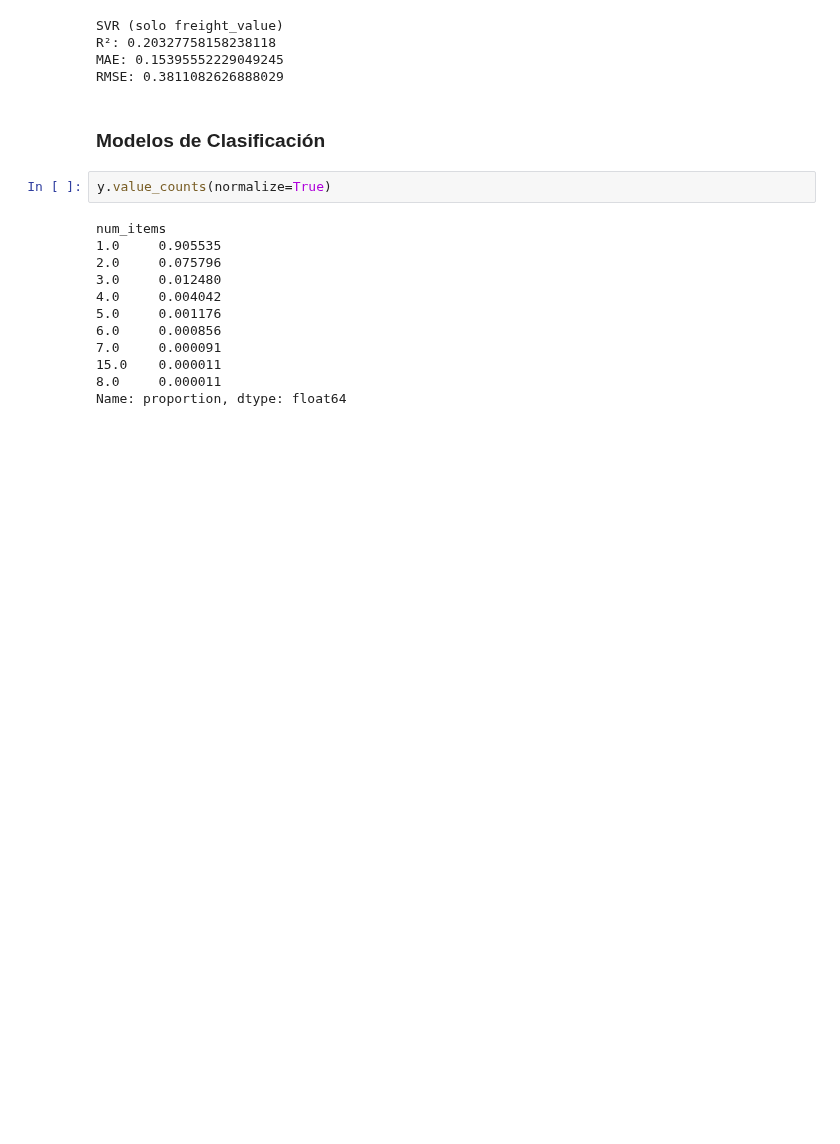
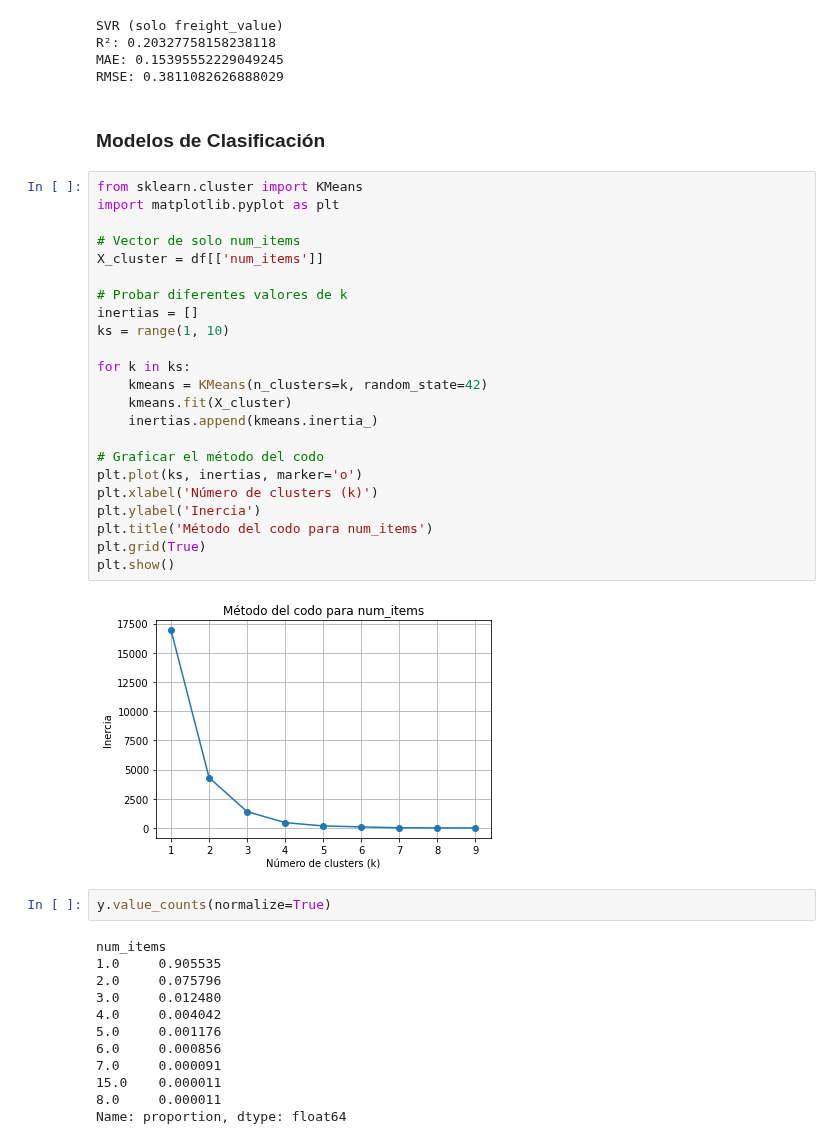
Before and after one commit to paulabaal12/PROY3-DM, a Jupyter notebook: Entrega 4/test.ipynb, the cells around one changed output. Saved outputs shown, nothing was run; the diff lists cells and outputs as text; blank space fills up the shorter version.

Commit message:
added elbow method to justify the amount of clusters used

```diff
--- a/Entrega 4/test.ipynb
+++ b/Entrega 4/test.ipynb
@@ -150,6 +150,31 @@ MAE: 0.15395552229049245
 RMSE: 0.3811082626888029
 # %% [markdown]
 ### Modelos de Clasificación
+# %%
+from sklearn.cluster import KMeans
+import matplotlib.pyplot as plt
+
+# Vector de solo num_items
+X_cluster = df[['num_items']]
+
+# Probar diferentes valores de k
+inertias = []
+ks = range(1, 10)
+
+for k in ks:
+    kmeans = KMeans(n_clusters=k, random_state=42)
+    kmeans.fit(X_cluster)
+    inertias.append(kmeans.inertia_)
+
+# Graficar el método del codo
+plt.plot(ks, inertias, marker='o')
+plt.xlabel('Número de clusters (k)')
+plt.ylabel('Inercia')
+plt.title('Método del codo para num_items')
+plt.grid(True)
+plt.show()
+# %% [output]
+[figure, added]
 # %%
 y.value_counts(normalize=True)
 # %% [output]
```
Also changed, not shown: parts of 2 cells of this notebook.
